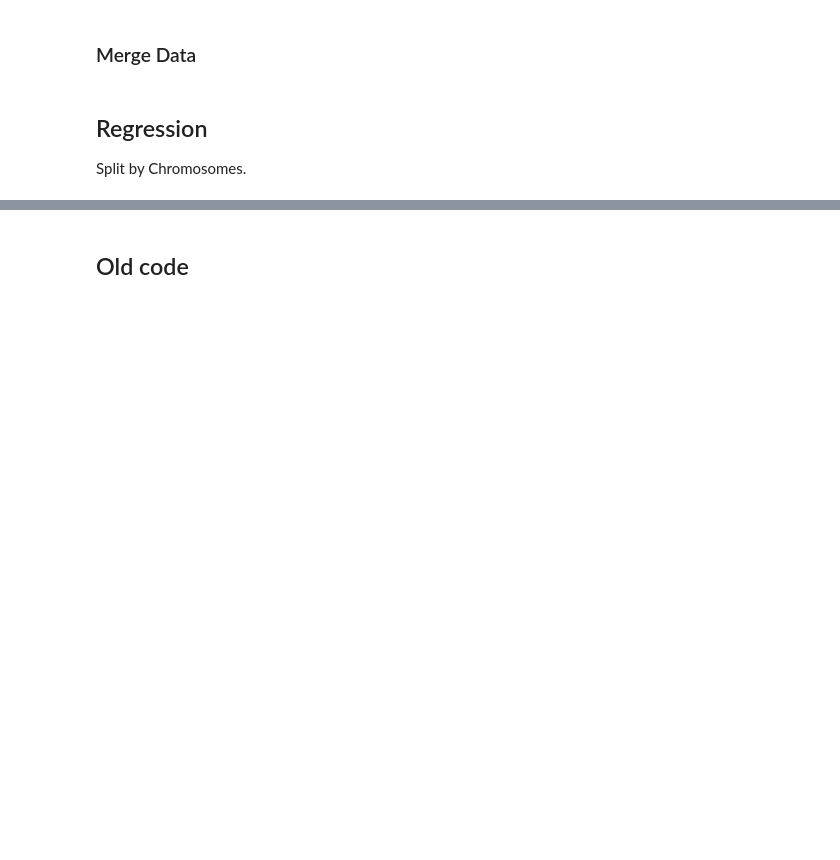
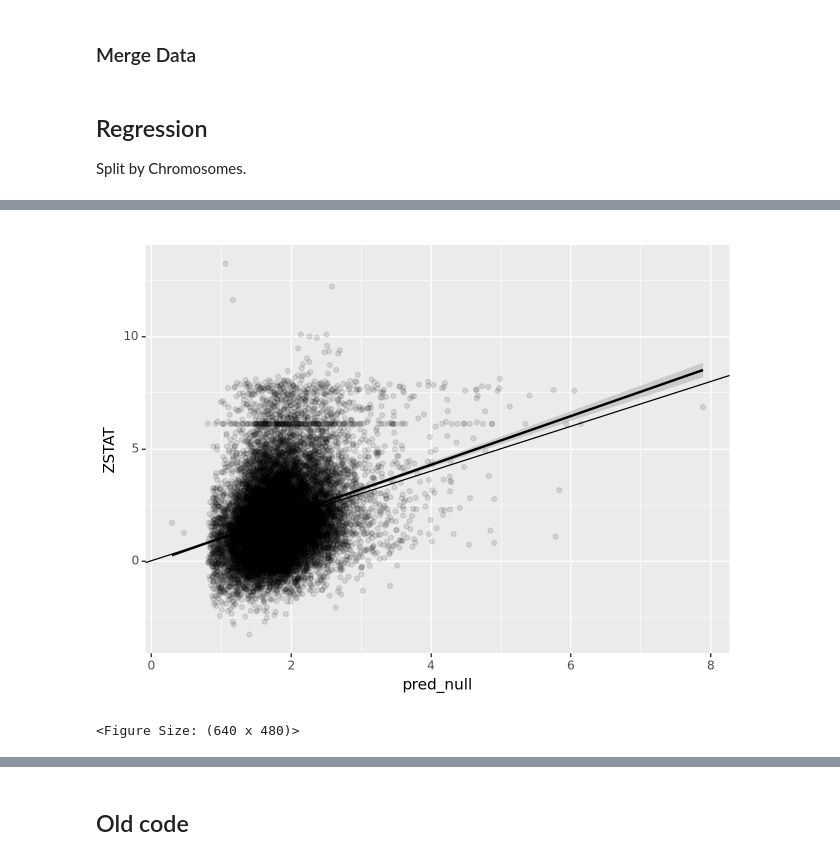
Before and after one commit to niklasbuehler/functional-gene-embeddings, a Jupyter notebook: notebooks/gwas_prediction.ipynb, the cells around one changed output, grey strips where cells are left out. Saved outputs shown, nothing was run; the diff lists cells and outputs as text; code cells hidden in the pictures; blank space fills up the shorter version.

```diff
--- a/notebooks/gwas_prediction.ipynb
+++ b/notebooks/gwas_prediction.ipynb
@@ -267,0 +350,5 @@ Chrom: 12: R2: 0.029728877015914167
+# %%
+scatter(df, "pred_null", "ZSTAT", "pred_null", "ZSTAT", color = None, smooth=True)
+# %% [output]
+[figure, added]
+<Figure Size: (640 x 480)>
```
Also changed, not shown: parts of 11 cells of this notebook, 1 other file.
